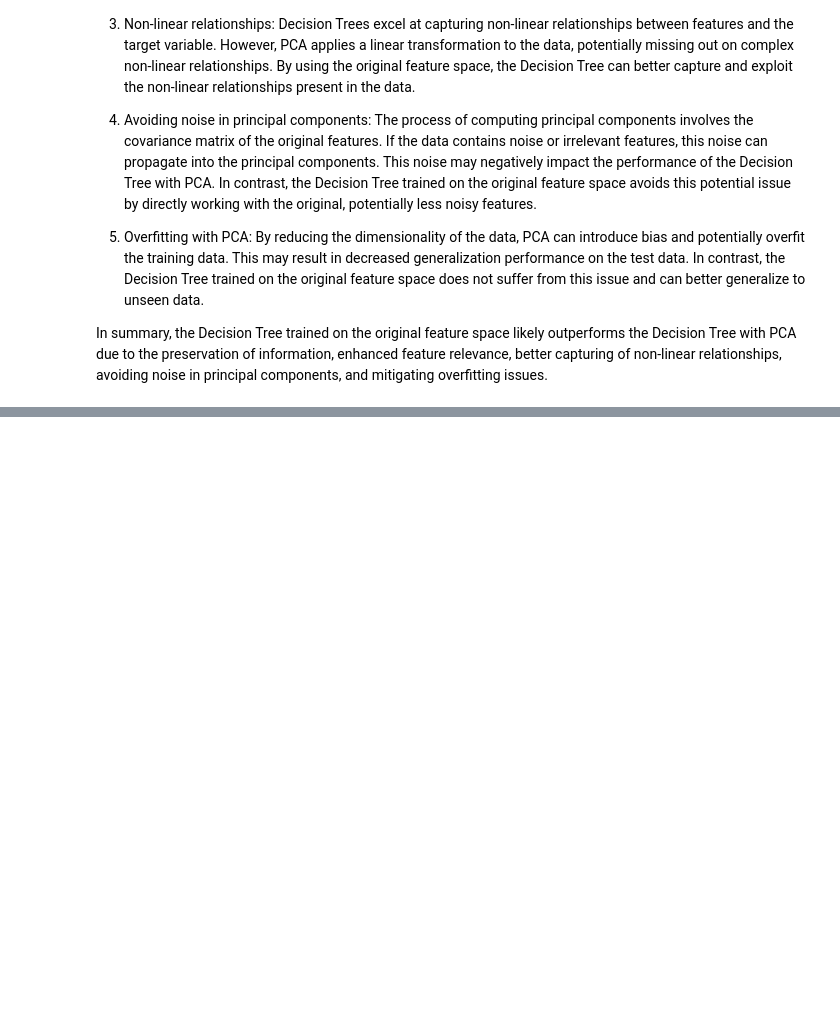
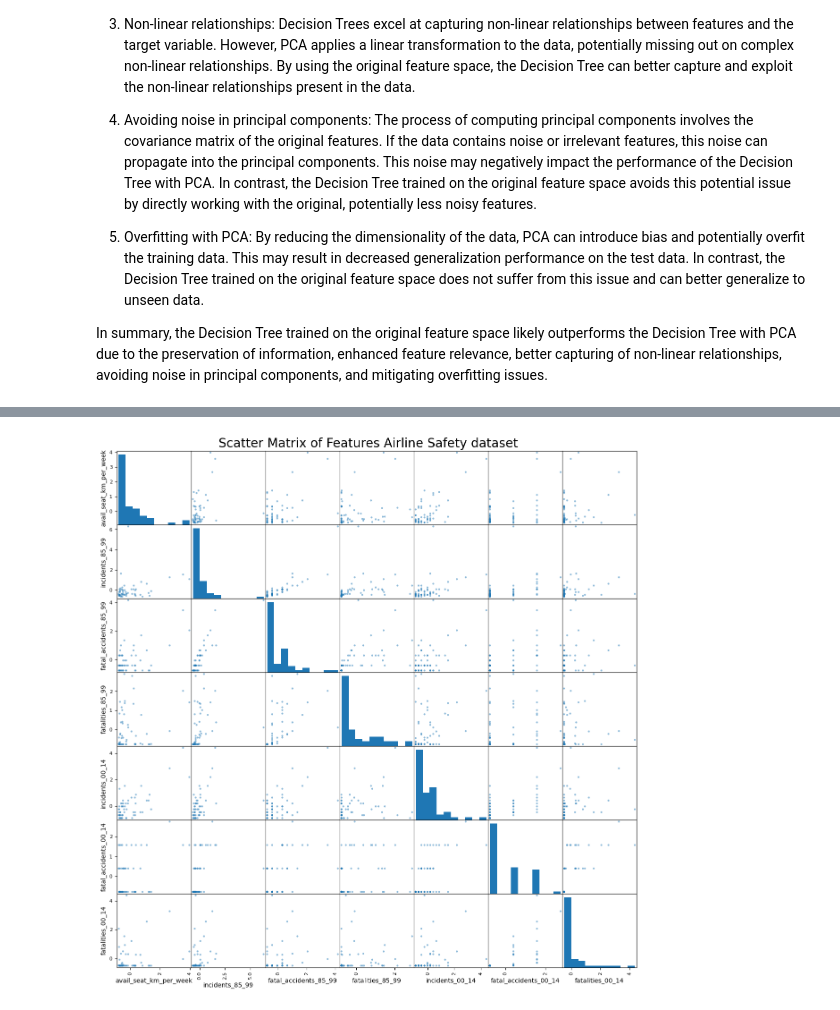
Before and after one commit to iheathers/2023---Semester-1-Feb---Jun-, a Jupyter notebook: Semester 1 2023/CITS5508 - Machine Learning/Labs/Assignment 3/assignment3.ipynb, the cells around one changed output, grey strips where cells are left out. Cells and saved outputs as stored; diff of their text form; code cells hidden in the pictures; blank space fills up the shorter version.

```diff
--- a/Semester 1 2023/CITS5508 - Machine Learning/Labs/Assignment 3/assignment3.ipynb
+++ b/Semester 1 2023/CITS5508 - Machine Learning/Labs/Assignment 3/assignment3.ipynb
@@ -1086,0 +1078,10 @@ In summary, the Decision Tree trained on the original feature space likely outpe
+# %%
+import pandas as pd
+import numpy as np
+from sklearn.cluster import KMeans
+from sklearn.metrics import silhouette_score
+import matplotlib.pyplot as plt
+
+# Load the dataset
+data = pd.read_csv('airline-safety.csv')
+data.head()
@@ -1086,0 +1097,2 @@ In summary, the Decision Tree trained on the original feature space likely outpe
+# %%
+X = data.drop('airline', axis=1)
@@ -1086,0 +1101,5 @@ In summary, the Decision Tree trained on the original feature space likely outpe
+# %%
+from sklearn.preprocessing import StandardScaler
+
+std_scaler = StandardScaler()
+X_scaled = std_scaler.fit_transform(X)
@@ -1086,0 +1108,3 @@ In summary, the Decision Tree trained on the original feature space likely outpe
+# %%
+X_scaled_df = pd.DataFrame(X_scaled, columns=X.columns)
+X_scaled_df.head()
@@ -1086,0 +1122,10 @@ In summary, the Decision Tree trained on the original feature space likely outpe
+# %%
+from pandas.plotting import scatter_matrix
+import matplotlib.pyplot as plt
+
+scatter_matrix_plot = scatter_matrix(X_scaled_df, figsize=(15,15), diagonal='hist')
+plt.suptitle('Scatter Matrix of Features Airline Safety dataset', fontsize=20, y=0.9)
+
+plt.show()
+# %% [output]
+[figure, added]
```
Also changed, not shown: parts of 57 cells of this notebook.
